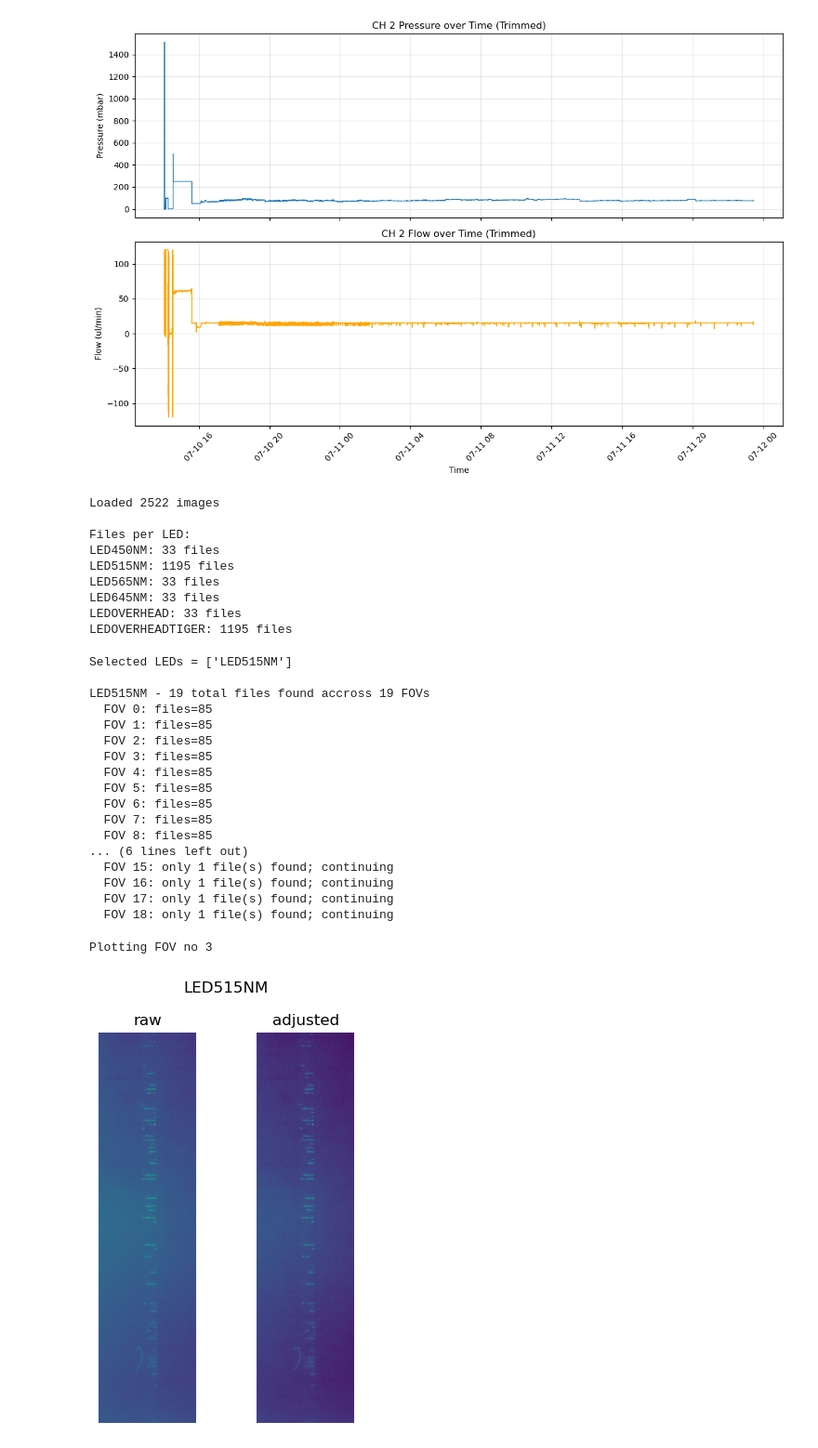
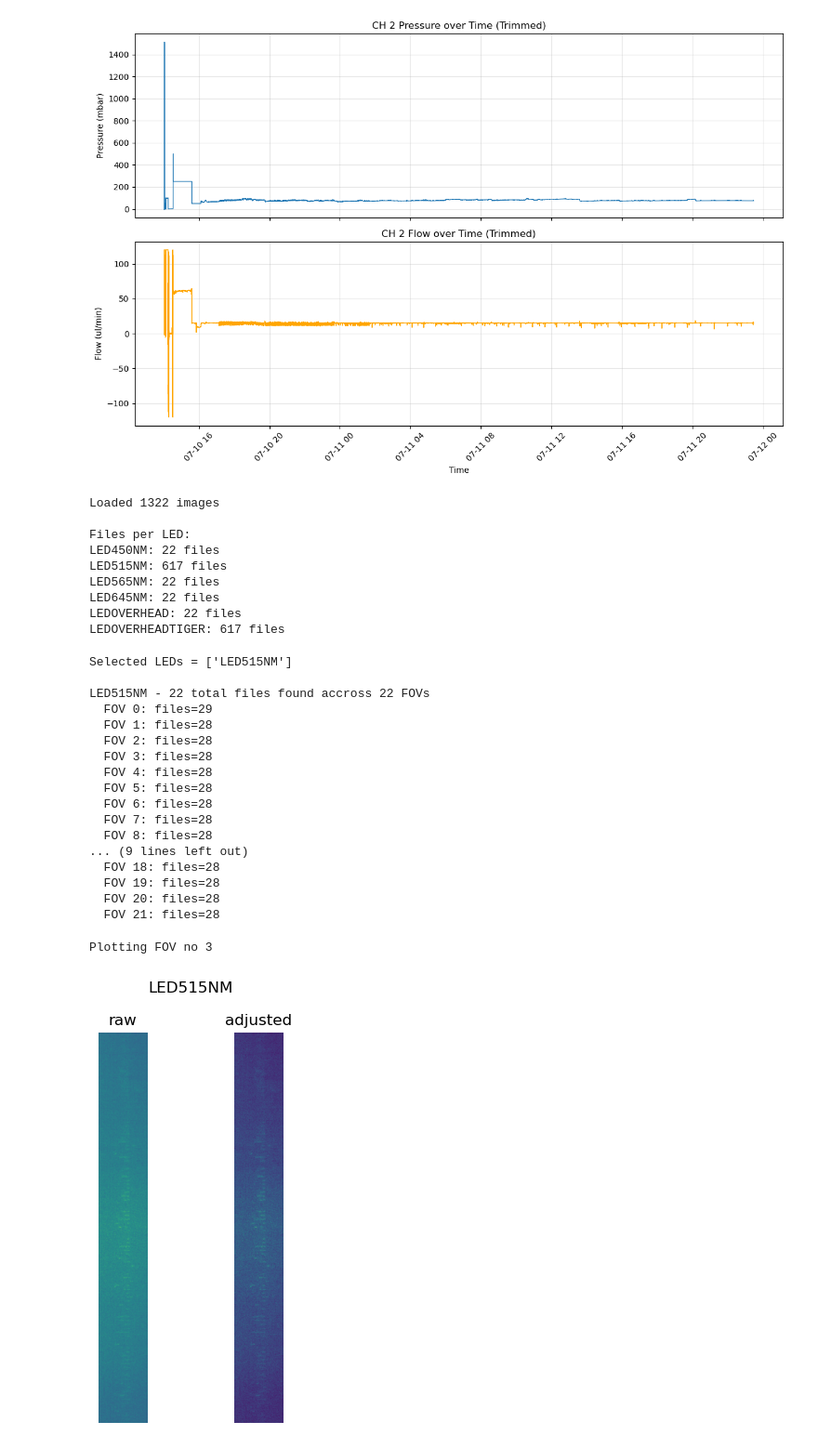
Before and after one commit to Vicente-Trelles/mm_simple_analysis, a Jupyter notebook: GIF_generator_withflow.ipynb, the cells around one changed output. Shown at 93% size. Cells and saved outputs as stored; diff of their text form; code cells hidden in the pictures.

```diff
--- a/GIF_generator_withflow.ipynb
+++ b/GIF_generator_withflow.ipynb
@@ -60,7 +60,7 @@ def plot_window(log_df, start_time, end_time):
     plt.show()
 # %%
 # INPUT experiment name
-experiment_name = "VTF---2026-07-11---X-87"
+experiment_name = "VTF---2026-07-10---X-87"
 log_file_name = "log_1007_1402_OB1.csv"
 
 # Path specification
@@ -69,7 +69,7 @@ base_path = Path("/mnt/large_storage/shared_storage/data/Vicen")
 data_path = base_path / "data" / experiment_name
 log_file = base_path / "microfluidic_logs" / log_file_name
 
-#data_path = Path("/mnt/large_storage/shared_storage/data/Vicen/data/")
+data_path = Path("/mnt/large_storage/shared_storage/data/Vicen/data/VTF---2026-07-10---X-87/overnightdata")
 
 output_path = base_path / "GIFs" / experiment_name
 output_path.mkdir(parents=True, exist_ok=True)
@@ -213,15 +213,15 @@ for led in sorted(files_by_led):
     # for fov in sorted(files_by_led_by_fov[led]):
     #     print(f"  FOV {fov}: {len(files_by_led_by_fov[led][fov])} files")
 # %% [output]
-Loaded 2522 images
+Loaded 1322 images
 
 Files per LED:
-LED450NM: 33 files
-LED515NM: 1195 files
-LED565NM: 33 files
-LED645NM: 33 files
-LEDOVERHEAD: 33 files
-LEDOVERHEADTIGER: 1195 files
+LED450NM: 22 files
+LED515NM: 617 files
+LED565NM: 22 files
+LED645NM: 22 files
+LEDOVERHEAD: 22 files
+LEDOVERHEADTIGER: 617 files
 # %%
 # # ================================================================
 # # Identify corrupted TIFFs (read test)
@@ -289,12 +289,15 @@ for led in sel_led:
 
 # Load images per position per LED
 imgs_by_led = {}
+fov_index_by_led = {}
 
 for led in sel_led:
     imgs_by_led[led] = []
-    for fov in fovs_by_led[led]:
+    fov_index_by_led[led] = {}
+    for i, fov in enumerate(fovs_by_led[led]):
         if filenames_by_fov_by_led[led][fov]:
             imgs_by_led[led].append(imread_collection(filenames_by_fov_by_led[led][fov]))
+            fov_index_by_led[led][fov] = i
 
 
 # Diagnostic: check file counts and timestamp uniqueness per LED/FOV
@@ -310,30 +313,30 @@ for led in sel_led:
 # %% [output]
 Selected LEDs = ['LED515NM']
 
-LED515NM - 19 total files found accross 19 FOVs
-  FOV 0: files=85
-  FOV 1: files=85
-  FOV 2: files=85
-  FOV 3: files=85
-  FOV 4: files=85
-  FOV 5: files=85
-  FOV 6: files=85
-  FOV 7: files=85
-  FOV 8: files=85
-... (6 lines left out)
-  FOV 15: only 1 file(s) found; continuing
-  FOV 16: only 1 file(s) found; continuing
-  FOV 17: only 1 file(s) found; continuing
-  FOV 18: only 1 file(s) found; continuing
+LED515NM - 22 total files found accross 22 FOVs
+  FOV 0: files=29
+  FOV 1: files=28
+  FOV 2: files=28
+  FOV 3: files=28
+  FOV 4: files=28
+  FOV 5: files=28
+  FOV 6: files=28
+  FOV 7: files=28
+  FOV 8: files=28
+... (9 lines left out)
+  FOV 18: files=28
+  FOV 19: files=28
+  FOV 20: files=28
+  FOV 21: files=28
 # %%
 # INPUT image adjustment parameters
 
 fov_to_display = 3
-v_min_perc = [1]
+v_min_perc = [5]
 v_max_perc = [100]
 
 #y_min, y_max, x_min, x_max = 0, 30000, 0, 3000
-y_min, y_max, x_min, x_max = 0, 3200, 1000, 1800
+y_min, y_max, x_min, x_max = 0, 3200, 900, 1300
 
 if len(v_min_perc) != len(sel_led) or len(v_max_perc) != len(sel_led):
     raise ValueError(f"Expected {len(sel_led)} values in v_min_perc and v_max_perc - one per selected LED")
@@ -346,34 +349,34 @@ for i, led in enumerate(sel_led):
     if fov_to_display not in filenames_by_fov_by_led[led]:
         fig, axes = plt.subplots(1, 2, figsize=(6, 3))
         axes[0].set_axis_off()
         axes[1].set_axis_off()
         fig.suptitle(led)
         axes[0].set_title("FOV not found")
         plt.tight_layout()
         plt.show()
         continue
 
     first_file = filenames_by_fov_by_led[led][fov_to_display][0]
     img = io.imread(first_file)[y_min:y_max, x_min:x_max]
     v_min = np.percentile(img, v_min_perc[i])
     v_max = np.percentile(img, v_max_perc[i])
 
     fig, axes = plt.subplots(1, 2, figsize=(4, 5))
     fig.suptitle(led)
     axes[0].imshow(img, cmap="viridis")
     axes[0].set_title("raw")
 
     axes[1].imshow(img, cmap="viridis", vmin=v_min, vmax=v_max)
     axes[1].set_title("adjusted")
 
     axes[0].axis("off")
     axes[1].axis("off")
 
     plt.tight_layout()
     plt.show()
 # %% [output]
 Plotting FOV no 3
-[figure, old version]
+[figure, new version]
 # %%
 # Apply cropping
 
```
Also changed, not shown: parts of 2 cells of this notebook, 1 other file.
